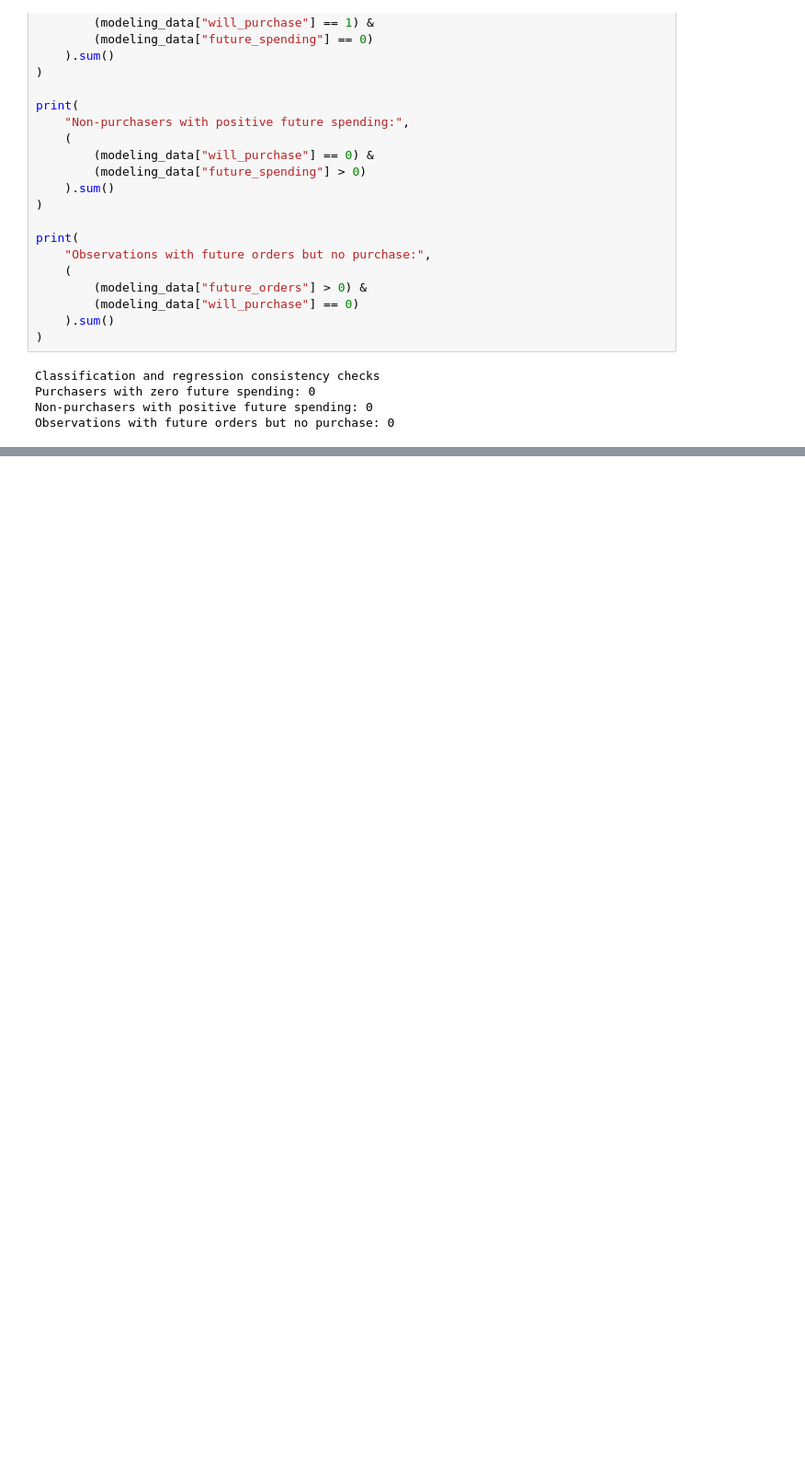
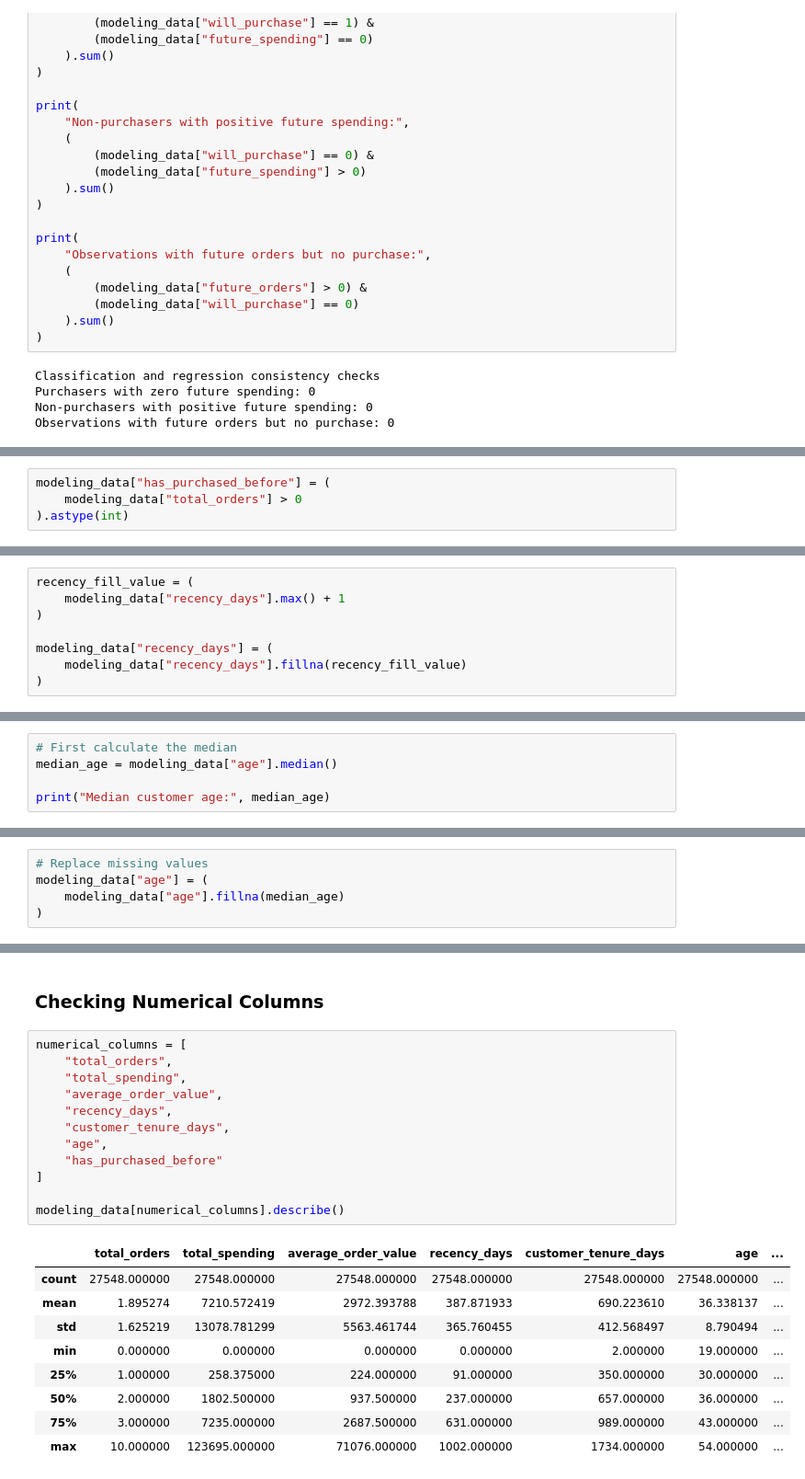
Before and after one commit to Vin-Okumu/lotus-group-customer-value-and-profitability, a Jupyter notebook: 03_Notebooks/04_feature_engineering.ipynb, the cells around one changed output, grey strips where cells are left out. Shown at 92% size. Cells and saved outputs as stored; diff of their text form; blank space fills up the shorter version.

```diff
--- a/03_Notebooks/04_feature_engineering.ipynb
+++ b/03_Notebooks/04_feature_engineering.ipynb
@@ -751,0 +935,4 @@ Observations with future orders but no purchase: 0
+# %%
+modeling_data["has_purchased_before"] = (
+    modeling_data["total_orders"] > 0
+).astype(int)
@@ -751,0 +945,8 @@ Observations with future orders but no purchase: 0
+# %%
+recency_fill_value = (
+    modeling_data["recency_days"].max() + 1
+)
+
+modeling_data["recency_days"] = (
+    modeling_data["recency_days"].fillna(recency_fill_value)
+)
@@ -751,0 +957,5 @@ Observations with future orders but no purchase: 0
+# %%
+# First calculate the median
+median_age = modeling_data["age"].median()
+
+print("Median customer age:", median_age)
@@ -751,0 +964,5 @@ Observations with future orders but no purchase: 0
+# %%
+# Replace missing values
+modeling_data["age"] = (
+    modeling_data["age"].fillna(median_age)
+)
@@ -751,0 +1057,24 @@ Observations with future orders but no purchase: 0
+# %% [markdown]
+### Checking Numerical Columns
+# %%
+numerical_columns = [
+    "total_orders",
+    "total_spending",
+    "average_order_value",
+    "recency_days",
+    "customer_tenure_days",
+    "age",
+    "has_purchased_before"
+]
+
+modeling_data[numerical_columns].describe()
+# %% [output]
+|  | total_orders | total_spending | average_order_value | recency_days | customer_tenure_days | age | ... |
+| count | 27548.000000 | 27548.000000 | 27548.000000 | 27548.000000 | 27548.000000 | 27548.000000 | ... |
+| mean | 1.895274 | 7210.572419 | 2972.393788 | 387.871933 | 690.223610 | 36.338137 | ... |
+| std | 1.625219 | 13078.781299 | 5563.461744 | 365.760455 | 412.568497 | 8.790494 | ... |
+| min | 0.000000 | 0.000000 | 0.000000 | 0.000000 | 2.000000 | 19.000000 | ... |
+| 25% | 1.000000 | 258.375000 | 224.000000 | 91.000000 | 350.000000 | 30.000000 | ... |
+| 50% | 2.000000 | 1802.500000 | 937.500000 | 237.000000 | 657.000000 | 36.000000 | ... |
+| 75% | 3.000000 | 7235.000000 | 2687.500000 | 631.000000 | 989.000000 | 43.000000 | ... |
+| max | 10.000000 | 123695.000000 | 71076.000000 | 1002.000000 | 1734.000000 | 54.000000 | ... |
```
Also changed, not shown: parts of 29 cells of this notebook.
